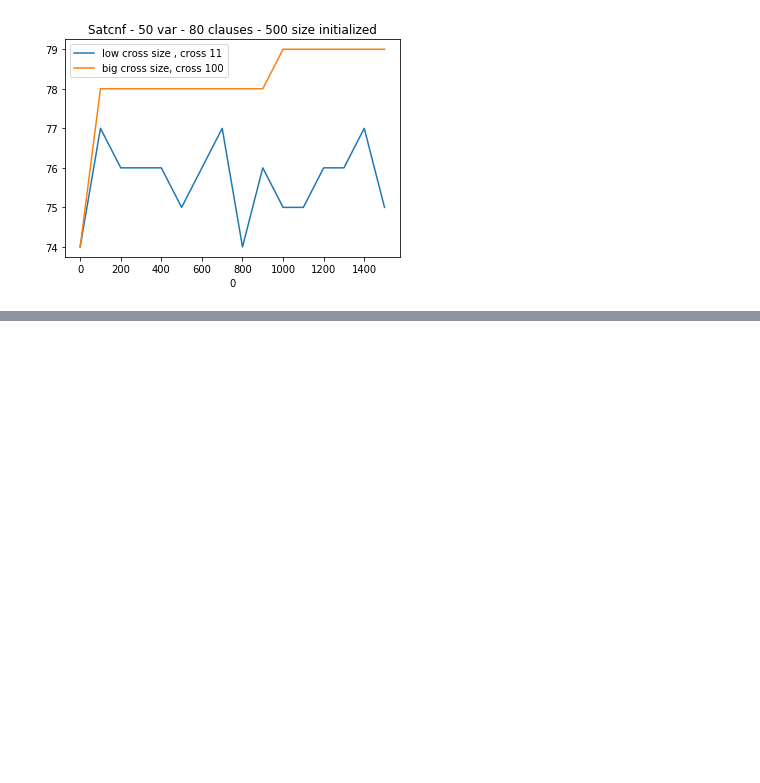
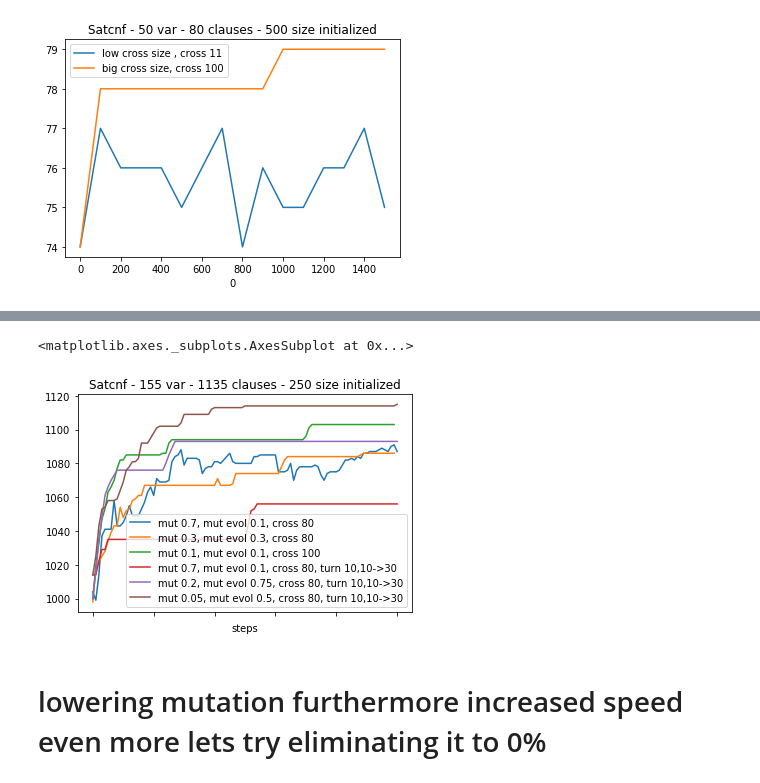
Before and after one commit to hAckdamDys/pyage, a Jupyter notebook: satcnf_notebook.ipynb, the cells around one changed output, grey strips where cells are left out. Saved outputs shown, nothing was run; the diff lists cells and outputs as text; code cells hidden in the pictures; blank space fills up the shorter version.

```diff
--- a/satcnf_notebook.ipynb
+++ b/satcnf_notebook.ipynb
@@ -323,0 +585,40 @@ def load_values(file):
+# %%
+plot_data=pd.read_csv("pyage-20180316_092948.log",sep=":",header=None,index_col=0)
+plot_data=plot_data.dropna()
+step_col=plot_data.loc[::2][2]
+val_col=plot_data[1:][::2][2]
+plot_data=pd.DataFrame()
+plot_data["steps"]=step_col
+plot_data["values"]=val_col
+plot_data['steps'] = plot_data['steps'].apply(lambda value: value.replace("=",""))
+plot_data.index=plot_data['steps']
+plot_data.drop('steps', axis=1, inplace=True)
+plot_data6=plot_data
+# %%
+ax=plt.gca(title="Satcnf - 155 var - 1135 clauses - 250 size initialized")
+plot_data1=plot_data1.astype(float)
+plot_data1.columns=["mut 0.7, mut evol 0.1, cross 80"]
+plot_data1.plot(ax=ax)
+plot_data2=plot_data2.astype(float)
+plot_data2.columns=["mut 0.3, mut evol 0.3, cross 80"]
+plot_data2.plot(ax=ax)
+plot_data3=plot_data3.astype(float)
+plot_data3.columns=["mut 0.1, mut evol 0.1, cross 100"]
+plot_data3.plot(ax=ax)
+
+plot_data4=plot_data4.astype(float)
+plot_data4.columns=["mut 0.7, mut evol 0.1, cross 80, turn 10,10->30"]
+plot_data4.plot(ax=ax)
+
+plot_data5=plot_data5.astype(float)
+plot_data5.columns=["mut 0.2, mut evol 0.75, cross 80, turn 10,10->30"]
+plot_data5.plot(ax=ax)
+
+plot_data6=plot_data6.astype(float)
+plot_data6.columns=["mut 0.05, mut evol 0.5, cross 80, turn 10,10->30"]
+plot_data6.plot(ax=ax)
+# %% [output]
+<matplotlib.axes._subplots.AxesSubplot at 0x...>
+[figure, added]
+# %% [markdown]
+# lowering mutation furthermore increased speed even more lets try eliminating it to 0%
```
Also changed, not shown: parts of 43 cells of this notebook, 5 other files.
